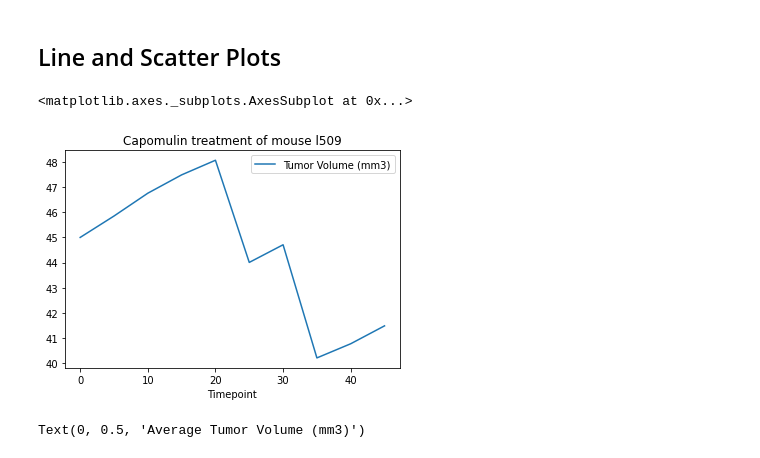
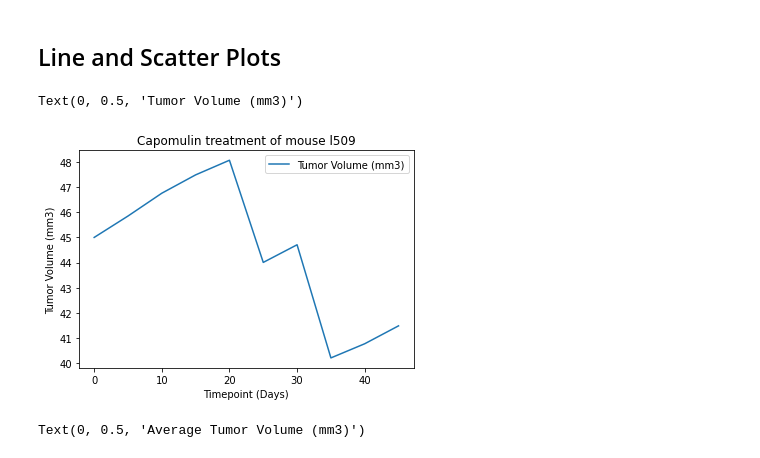
Before and after one commit to AdamTuor/matplotlib-challenge, a Jupyter notebook: Pymaceuticals/pymaceuticals_starter.ipynb, the cells around one changed output. Saved outputs shown, nothing was run; the diff lists cells and outputs as text; code cells hidden in the pictures.

```diff
--- a/Pymaceuticals/pymaceuticals_starter.ipynb
+++ b/Pymaceuticals/pymaceuticals_starter.ipynb
@@ -194,8 +197,8 @@ Text(0, 0.5, 'Sex')
 # Merge this group df with the original DataFrame to get the tumor volume at the last timepoint
 
 
-
-study_results_clean.sort_values(by=['Mouse ID','Timepoint'], ascending=[True,True], inplace=True)
-mouse_group=study_results_clean.groupby(["Mouse ID"])['Tumor Volume (mm3)'].last()
-#mouse_group
-study_results_clean = pd.merge(study_results_clean,mouse_group, how='left',on='Mouse ID')
+treatment_df = study_results_clean[study_results_clean['Drug Regimen'].isin(['Capomulin', 'Ramicane', 'Infubinol', 'Ceftamin'])]
+mouse_group = treatment_df.groupby("Mouse ID")
+final_timepoint = mouse_group['Timepoint'].max()
+merged_df = pd.merge(treatment_df, final_timepoint.reset_index(), on=['Mouse ID','Timepoint'])
+merged_df.rename(columns={'Tumor Volume (mm3)':'Final Tumor Volume (mm3)'}, inplace=True)
@@ -207,4 +204,0 @@ See the caveats in the documentation: https://pandas.pydata.org/pandas-docs/stab
-# %%
-
-study_results_clean.rename(columns={'Tumor Volume (mm3)_x':'Tumor Volume (mm3)','Tumor Volume (mm3)_y':'Final Tumor Volume(mm3)'},inplace=True)
-study_results_clean.head(10)
@@ -264,12 +262,14 @@ dtype: object
 ## Line and Scatter Plots
 # %%
 # Generate a line plot of tumor volume vs. time point for a mouse treated with Capomulin
-mouse_graph = filtered_results[filtered_results['Mouse ID'] == 'l509'][['Tumor Volume (mm3)','Timepoint']]
+mouse_graph = study_results_clean[study_results_clean['Mouse ID'] == 'l509'][['Tumor Volume (mm3)','Timepoint']]
 
 mouse_graph.plot.line(x='Timepoint',y='Tumor Volume (mm3)',title='Capomulin treatment of mouse l509')
+plt.xlabel('Timepoint (Days)')
+plt.ylabel('Tumor Volume (mm3)')
 # %% [output]
-<matplotlib.axes._subplots.AxesSubplot at 0x...>
+Text(0, 0.5, 'Tumor Volume (mm3)')
-[figure, old version]
+[figure, new version]
 # %%
 # Generate a scatter plot of average tumor volume vs. mouse weight for the Capomulin regimen
 
```
Also changed, not shown: parts of 12 cells of this notebook.
